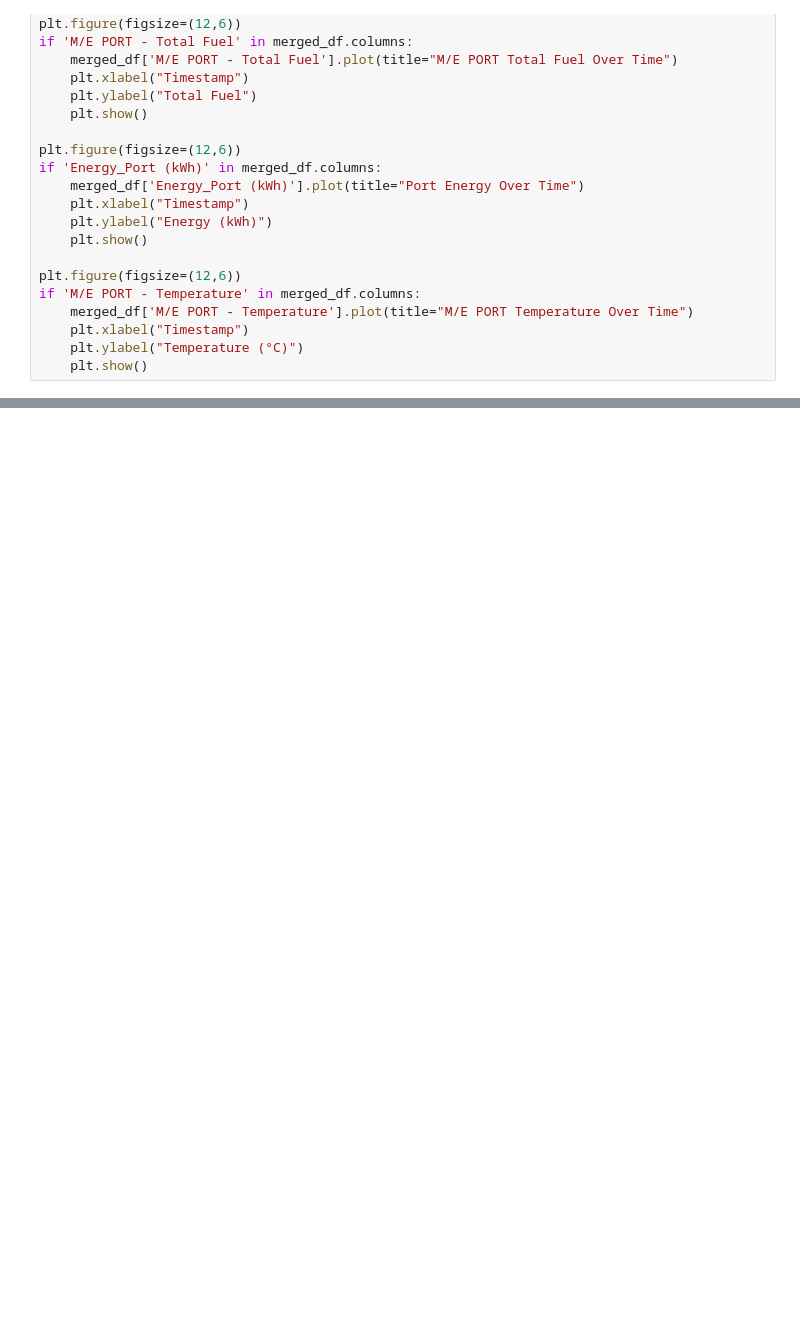
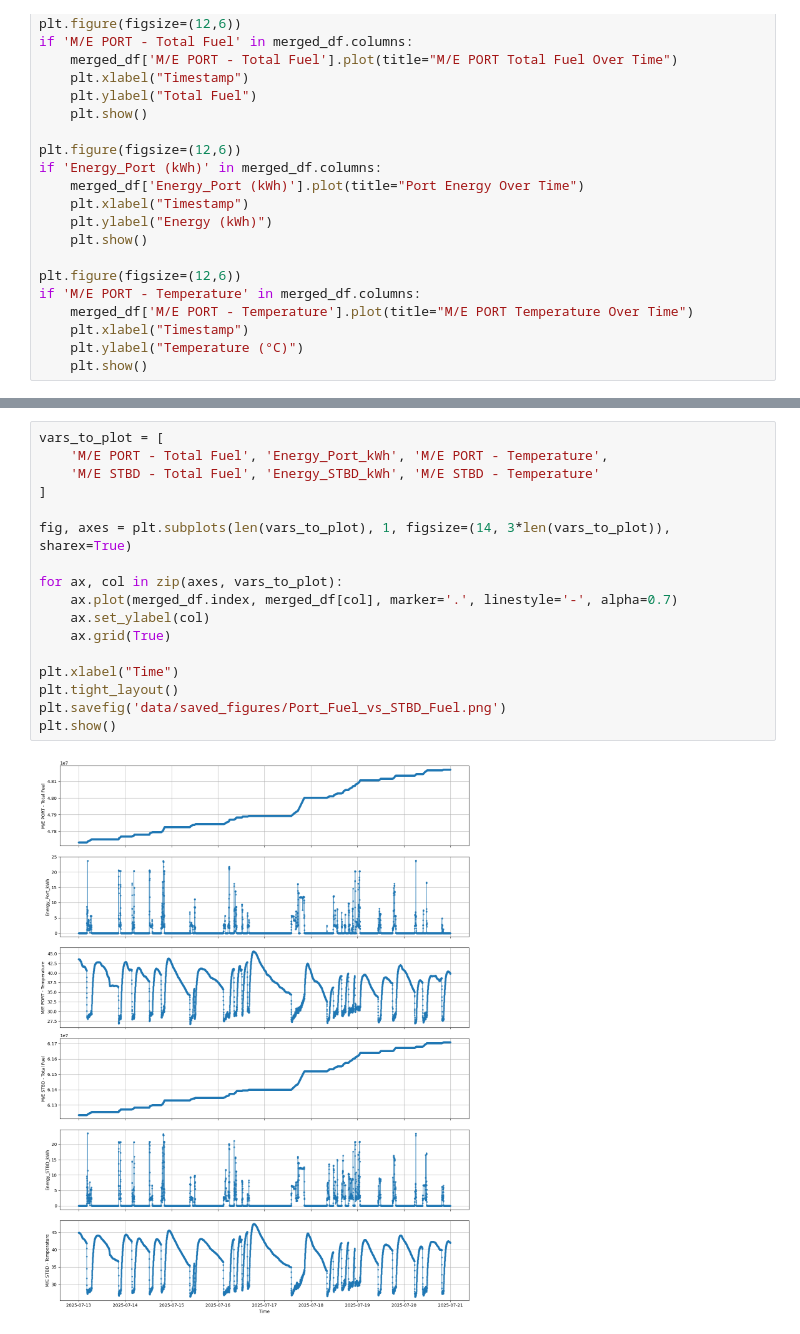
Before and after one commit to phanuelnd/hybrid_tugboat, a Jupyter notebook: analysis.ipynb, the cells around one changed output, grey strips where cells are left out. Saved outputs shown, nothing was run; the diff lists cells and outputs as text; blank space fills up the shorter version.

Commit message:
Save figures to the folder for analysis

```diff
--- a/analysis.ipynb
+++ b/analysis.ipynb
@@ -883,0 +864,19 @@ print(merged_df.columns.tolist())
+# %%
+vars_to_plot = [
+    'M/E PORT - Total Fuel', 'Energy_Port_kWh', 'M/E PORT - Temperature',
+    'M/E STBD - Total Fuel', 'Energy_STBD_kWh', 'M/E STBD - Temperature'
+]
+
+fig, axes = plt.subplots(len(vars_to_plot), 1, figsize=(14, 3*len(vars_to_plot)), sharex=True)
+
+for ax, col in zip(axes, vars_to_plot):
+    ax.plot(merged_df.index, merged_df[col], marker='.', linestyle='-', alpha=0.7)
+    ax.set_ylabel(col)
+    ax.grid(True)
+
+plt.xlabel("Time")
+plt.tight_layout()
+plt.savefig('data/saved_figures/Port_Fuel_vs_STBD_Fuel.png')
+plt.show()
+# %% [output]
+[figure, added]
```
Also changed, not shown: parts of 6 cells of this notebook, 3 other files.
